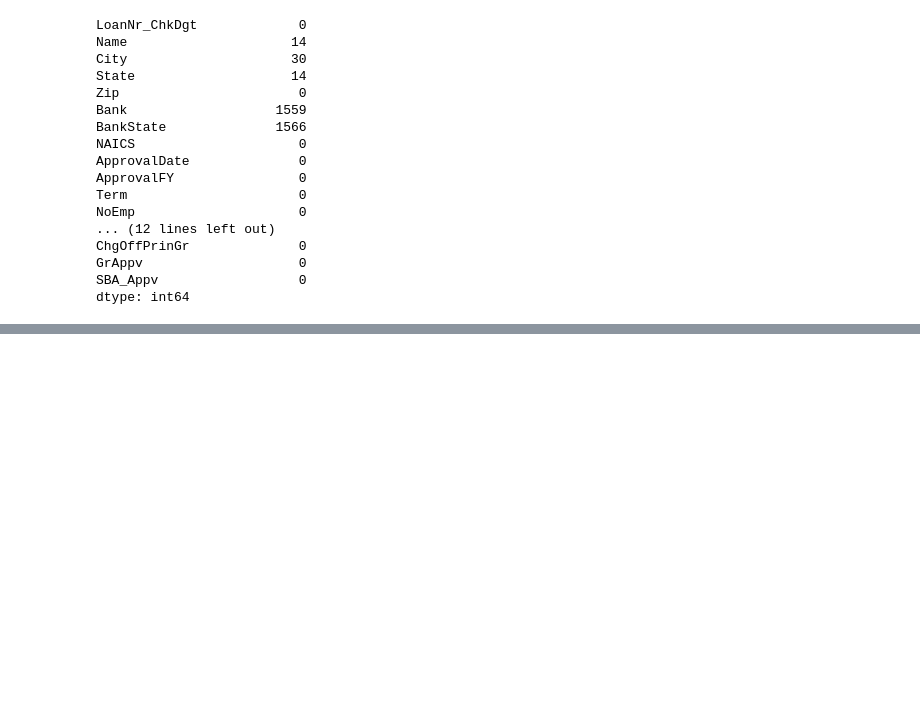
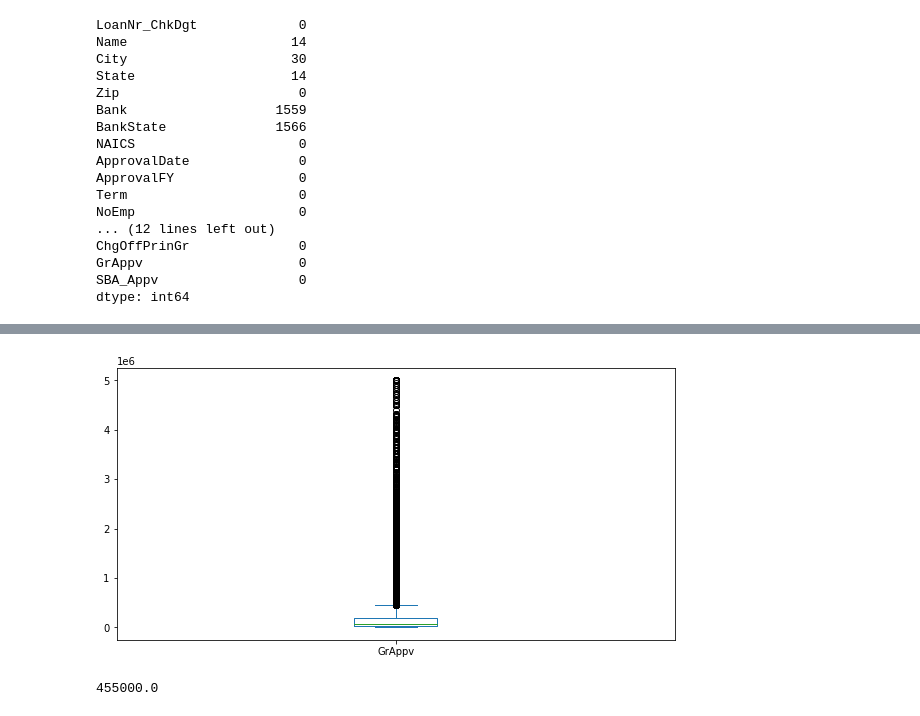
Before and after one commit to leoeiji/letscode-projeto-6, a Jupyter notebook: projeto_6.ipynb, the cells around one changed output, grey strips where cells are left out. Saved outputs shown, nothing was run; the diff lists cells and outputs as text; code cells hidden in the pictures; blank space fills up the shorter version.

```diff
--- a/projeto_6.ipynb
+++ b/projeto_6.ipynb
@@ -149,0 +249,6 @@ plt.tight_layout()
+# %%
+# boxplot the DisbursementGross column
+GrAppv = df_raw["GrAppv"]
+boxplot = GrAppv.plot(kind="box", figsize=(10, 5))
+# %% [output]
+[figure, added]
@@ -149,0 +261,5 @@ plt.tight_layout()
+# %%
+linha_de_corte = interquartile(GrAppv)
+print(linha_de_corte)
+# %% [output]
+455000.0
```
Also changed, not shown: parts of 32 cells of this notebook.
